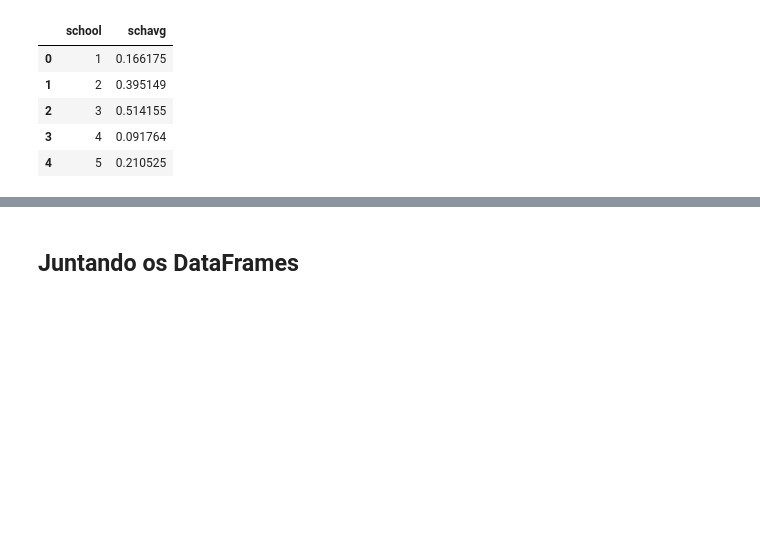
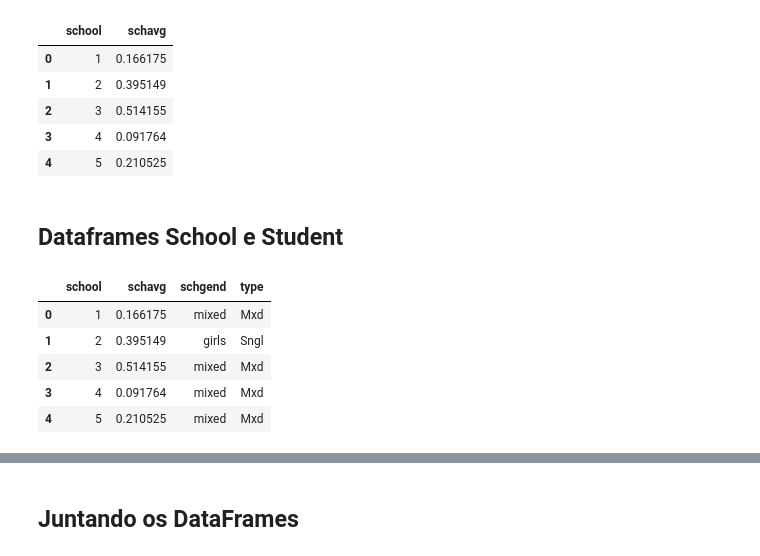
Before and after one commit to VitoriaSampaiodev/case-predi-o, a Jupyter notebook: vitoriaalves_case_predição2.ipynb, the cells around one changed output, grey strips where cells are left out. Drawn from its saved outputs; the diff is of its cells as text; code cells hidden in the pictures; blank space fills up the shorter version.

```diff
--- a/vitoriaalves_case_predição2.ipynb
+++ b/vitoriaalves_case_predição2.ipynb
@@ -156,3 +145,14 @@ df_numschool.head()
 | 2 | 3 | 0.514155 |
 | 3 | 4 | 0.091764 |
 | 4 | 5 | 0.210525 |
+# %% [markdown]
+## Dataframes School e Student
+# %%
+df_school.head()
+# %% [output]
+|  | school | schavg | schgend | type |
+| 0 | 1 | 0.166175 | mixed | Mxd |
+| 1 | 2 | 0.395149 | girls | Sngl |
+| 2 | 3 | 0.514155 | mixed | Mxd |
+| 3 | 4 | 0.091764 | mixed | Mxd |
+| 4 | 5 | 0.210525 | mixed | Mxd |
```
Also changed, not shown: parts of 19 cells of this notebook.
